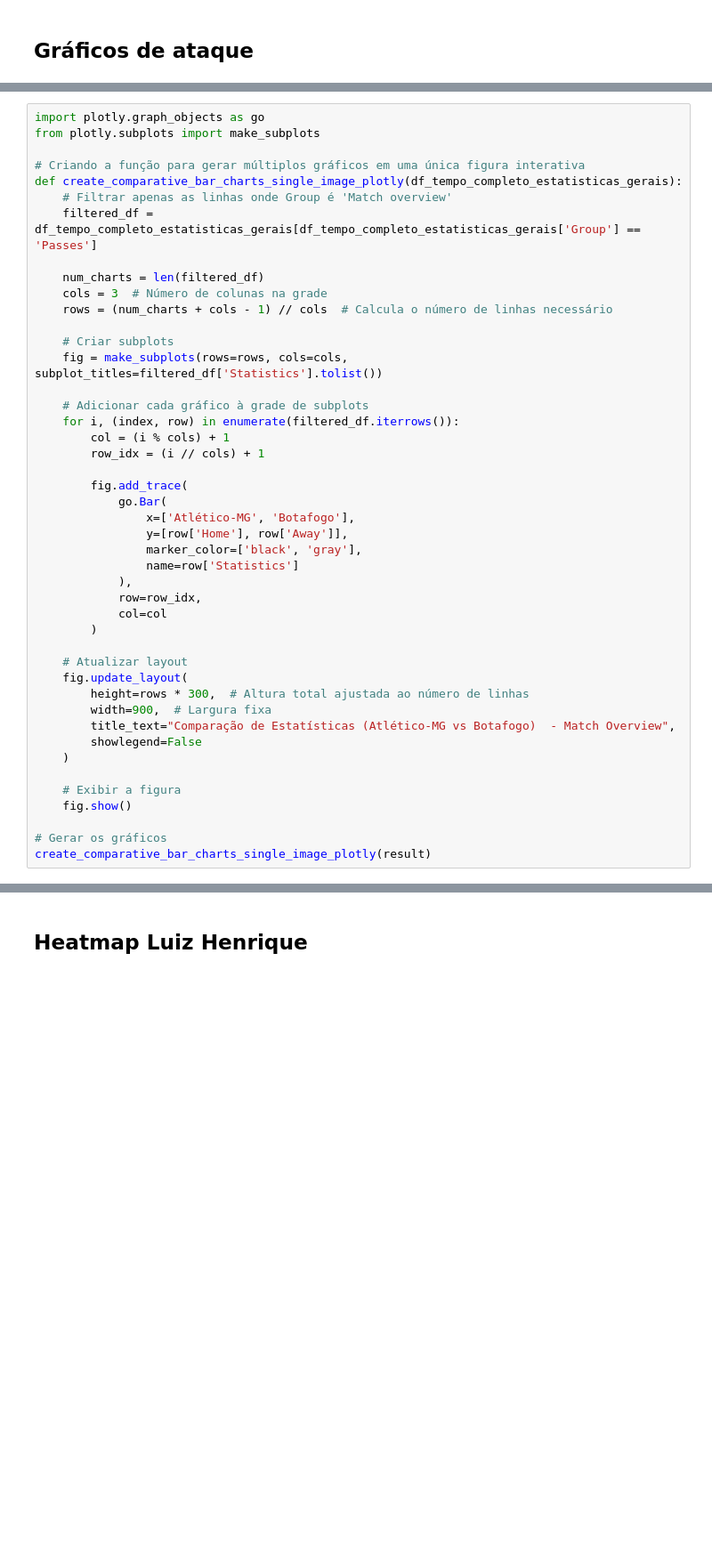
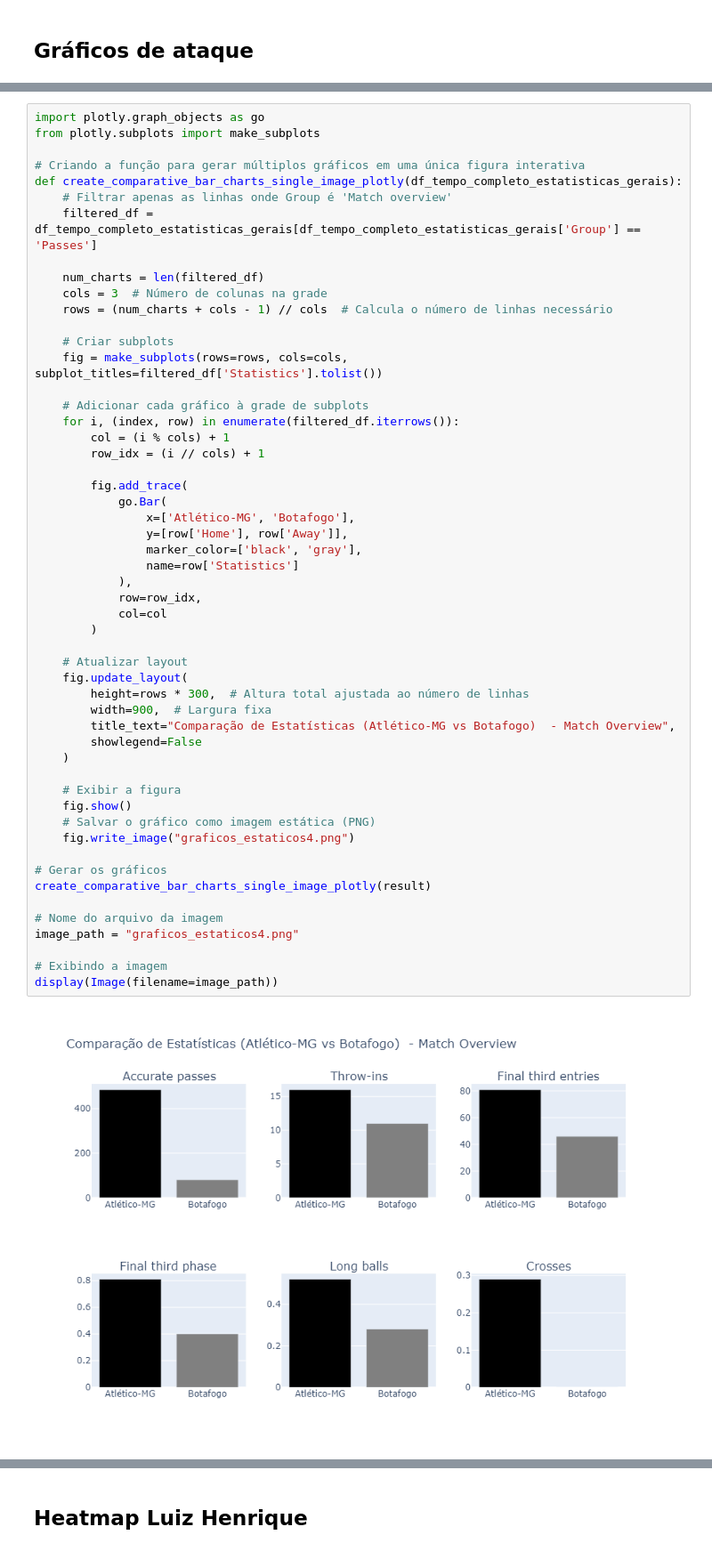
Before and after one commit to victor7miguel7/Analise-final-da-libertadores-2024, a Jupyter notebook: sofascore.ipynb, the cells around one changed output, grey strips where cells are left out. Shown at 89% size. Saved outputs shown, nothing was run; the diff lists cells and outputs as text; blank space fills up the shorter version.

```diff
--- a/sofascore.ipynb
+++ b/sofascore.ipynb
@@ -365,33 +395,43 @@ def create_comparative_bar_charts_single_image_plotly(df_tempo_completo_estatist
 
     # Adicionar cada gráfico à grade de subplots
     for i, (index, row) in enumerate(filtered_df.iterrows()):
         col = (i % cols) + 1
         row_idx = (i // cols) + 1
 
         fig.add_trace(
             go.Bar(
                 x=['Atlético-MG', 'Botafogo'],
                 y=[row['Home'], row['Away']],
                 marker_color=['black', 'gray'],
                 name=row['Statistics']
             ),
             row=row_idx,
             col=col
         )
 
     # Atualizar layout
     fig.update_layout(
         height=rows * 300,  # Altura total ajustada ao número de linhas
         width=900,  # Largura fixa
         title_text="Comparação de Estatísticas (Atlético-MG vs Botafogo)  - Match Overview",
         showlegend=False
     )
 
     # Exibir a figura
     fig.show()
+    # Salvar o gráfico como imagem estática (PNG)
+    fig.write_image("graficos_estaticos4.png")
 
 # Gerar os gráficos
 create_comparative_bar_charts_single_image_plotly(result)
+
+# Nome do arquivo da imagem
+image_path = "graficos_estaticos4.png"
+
+# Exibindo a imagem
+display(Image(filename=image_path))
+# %% [output]
+[figure, added]
 # %% [markdown]
 # Informações úteis
 
```
Also changed, not shown: parts of 13 cells of this notebook, 7 other files.
